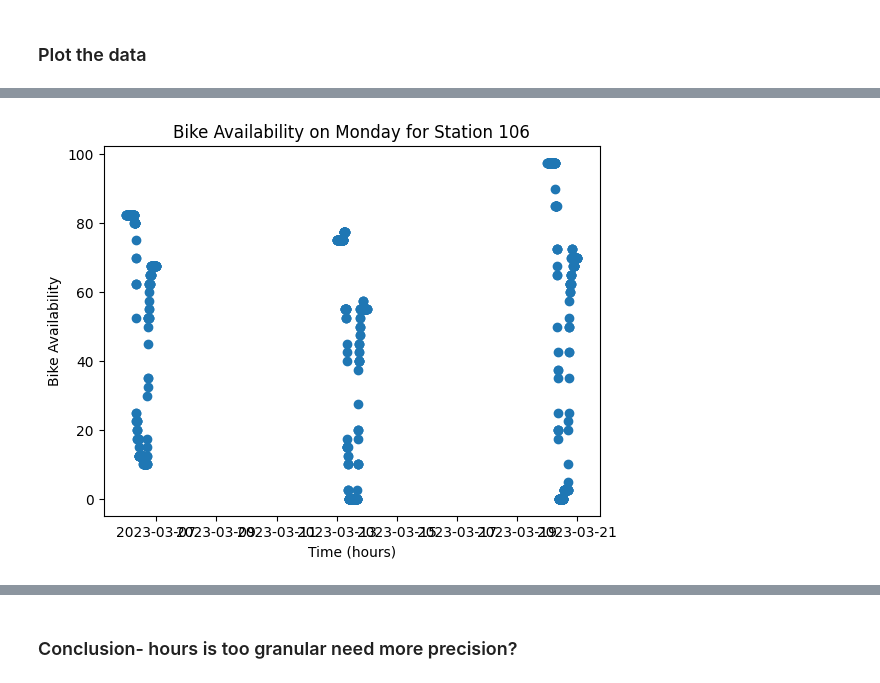
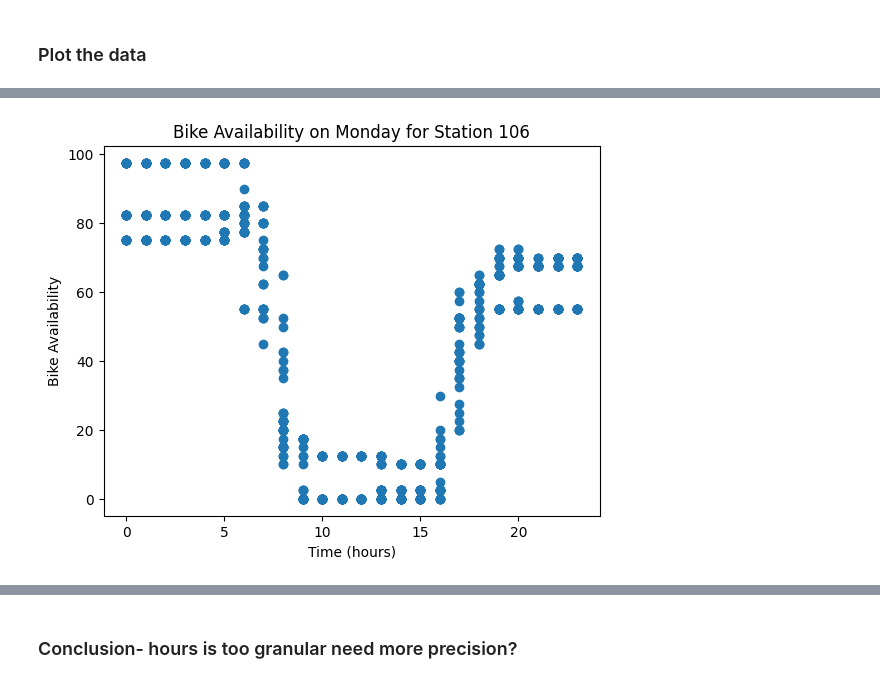
Before and after one commit to shuyaaaaaaa/Dublin-Bike, a Jupyter notebook: datamodel/model.ipynb, the cells around one changed output, grey strips where cells are left out. Drawn from its saved outputs; the diff is of its cells as text; code cells hidden in the pictures.

Commit message:
plots for data

```diff
--- a/datamodel/model.ipynb
+++ b/datamodel/model.ipynb
@@ -256,2 +249,8 @@ df_main["datetime"] = df_main["datetime"].astype(str)
+# %%
+df_main["datetime"] = pd.to_datetime(df_main["datetime"])
+df_main["hour"] = df_main["datetime"].dt.hour#+df_main["datetime"].dt.minute / 60
+##round hour to 2 decimal places
+df_main["hour"] = df_main["hour"].round(2)
+df_main["day_of_week"] = df_main["datetime"].dt.strftime('%A')
 # %% [markdown]
 # One-hot encoding for categorical
@@ -275,3 +269,8 @@ df_main.head()
+# %%
+###drop day of week
+#df_main = df_main.drop(['day_of_week'], axis = 1)
+## and date time
+df_main = df_main.drop(['datetime'], axis = 1)
 # %% [markdown]
 ### converting to int
 # %%
@@ -299,9 +298,9 @@ Thursday                     int64
 Tuesday                      int64
 Wednesday                    int64
 dtype: object
-# %%
-###drop day of week
-df_main = df_main.drop(['day_of_week'], axis = 1)
+# %%
+## order the columns from Monday to Sunday
+df_main = df_main[['number','bike_stands','available_bike_stands','available_bikes', 'temperature', 'wind_speed','rain', 'availability_percentage','hour','day_of_week', 'Monday', 'Tuesday', 'Wednesday', 'Thursday', 'Friday', 'Saturday', 'Sunday']]
 # %% [markdown]
 ### Divide data into training/validation and testing
 - Drop all data for the 3rd March
@@ -385,9 +384,9 @@ df_mondays.head()
 # %%
 # create scatter plot using the filtered DataFrame
-plt.scatter(df_mondays['datetime'], df_mondays['availability_percentage'])
+plt.scatter(df_mondays['hour'], df_mondays['availability_percentage'])
 plt.title("Bike Availability on Monday for Station 106")
 plt.ylabel("Bike Availability")
 plt.xlabel("Time (hours)")
 plt.show()
 # %% [output]
-[figure, old version]
+[figure, new version]
```
Also changed, not shown: parts of 11 cells of this notebook.
